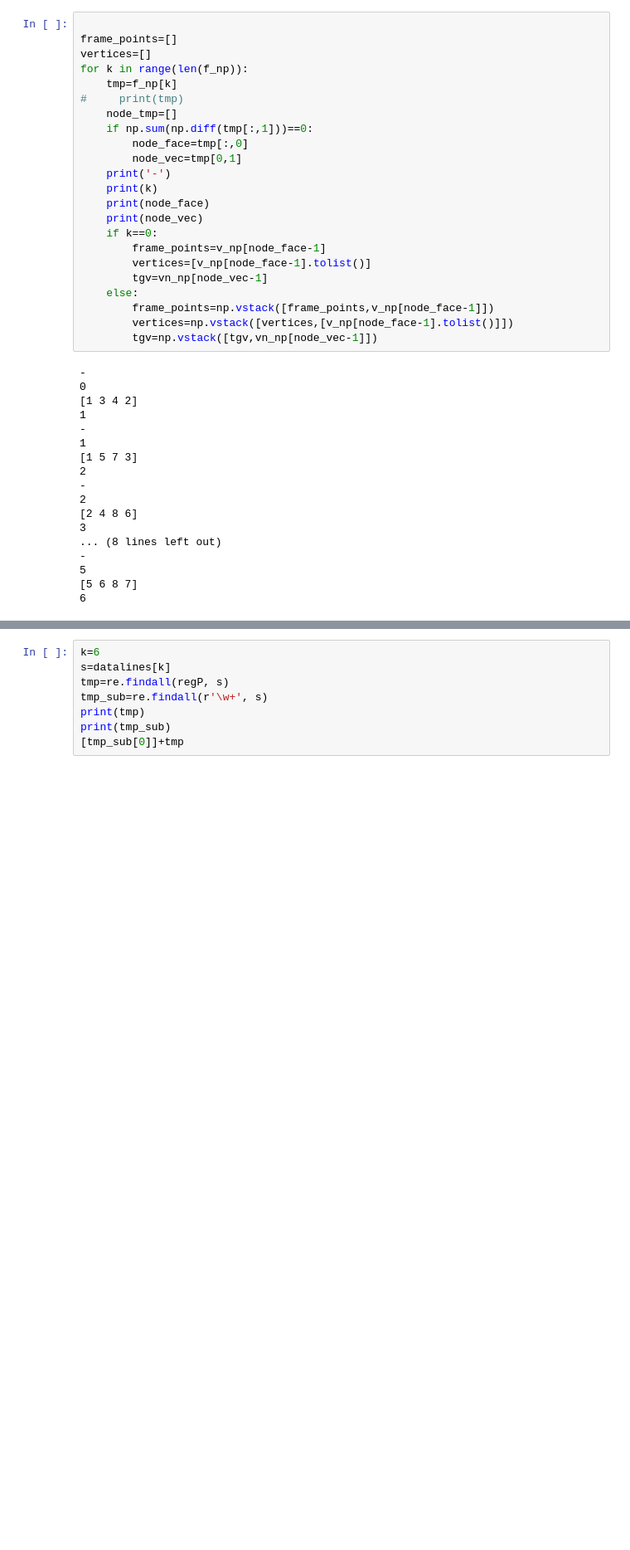
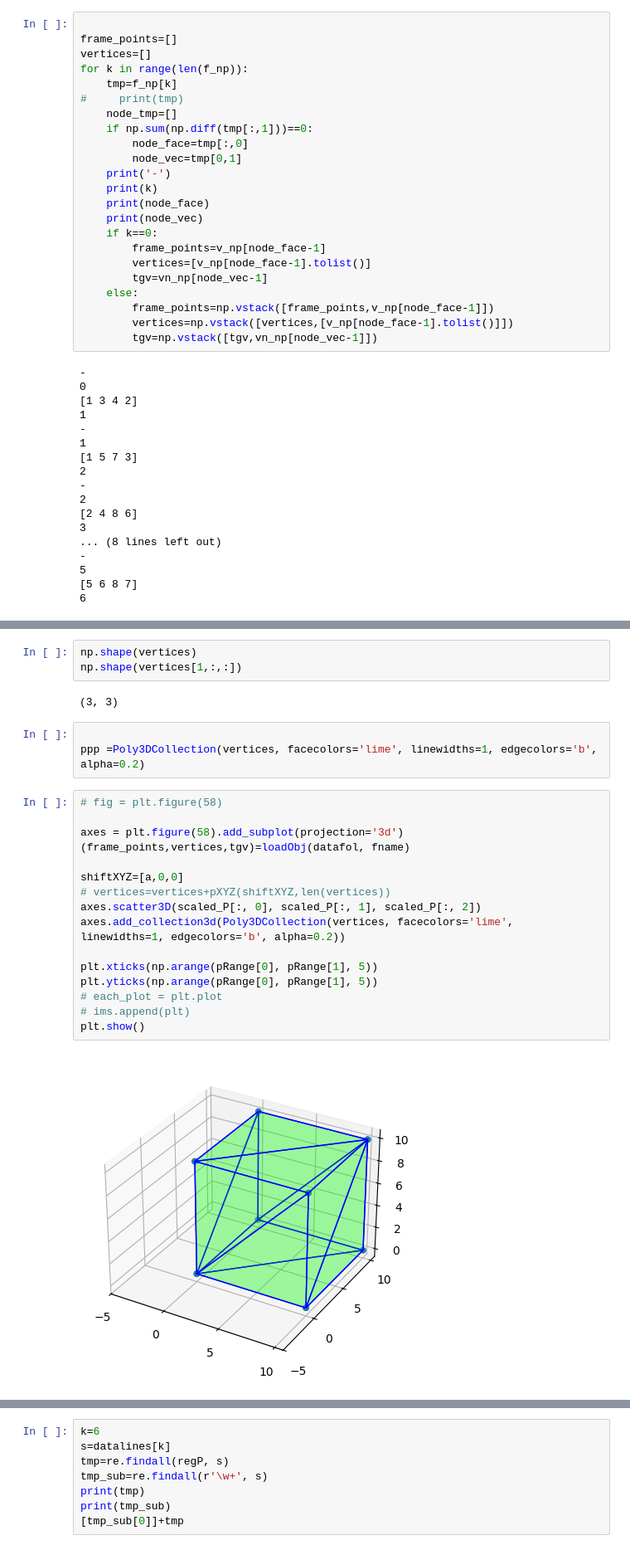
Before and after one commit to hirowgit/2A0_python_basic_course, a Jupyter notebook: lec2_step04.ipynb, the cells around one changed output, grey strips where cells are left out. Shown at 83% size. Saved outputs shown, nothing was run; the diff lists cells and outputs as text; blank space fills up the shorter version.

```diff
--- a/lec2_step04.ipynb
+++ b/lec2_step04.ipynb
@@ -1325,0 +1581,26 @@ plt.show()
+# %%
+np.shape(vertices)
+np.shape(vertices[1,:,:])
+# %% [output]
+(3, 3)
+# %%
+
+ppp =Poly3DCollection(vertices, facecolors='lime', linewidths=1, edgecolors='b', alpha=0.2)
+# %%
+# fig = plt.figure(58)
+
+axes = plt.figure(58).add_subplot(projection='3d')
+(frame_points,vertices,tgv)=loadObj(datafol, fname)
+
+shiftXYZ=[a,0,0]
+# vertices=vertices+pXYZ(shiftXYZ,len(vertices))
+axes.scatter3D(scaled_P[:, 0], scaled_P[:, 1], scaled_P[:, 2])
+axes.add_collection3d(Poly3DCollection(vertices, facecolors='lime', linewidths=1, edgecolors='b', alpha=0.2))
+
+plt.xticks(np.arange(pRange[0], pRange[1], 5))
+plt.yticks(np.arange(pRange[0], pRange[1], 5))
+# each_plot = plt.plot
+# ims.append(plt)
+plt.show()
+# %% [output]
+[figure, added]
```
Also changed, not shown: parts of 79 cells of this notebook, 20 other files.
